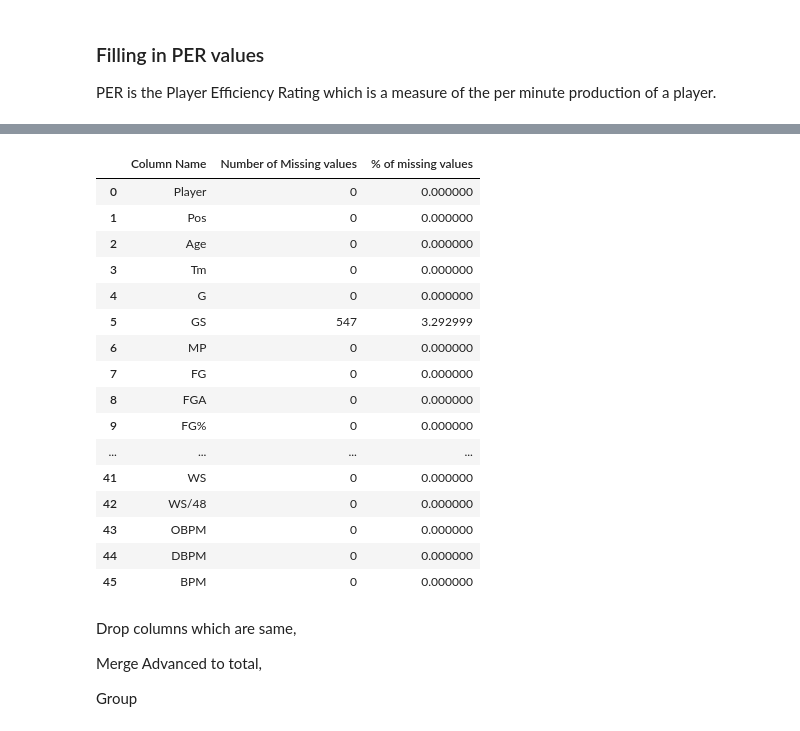
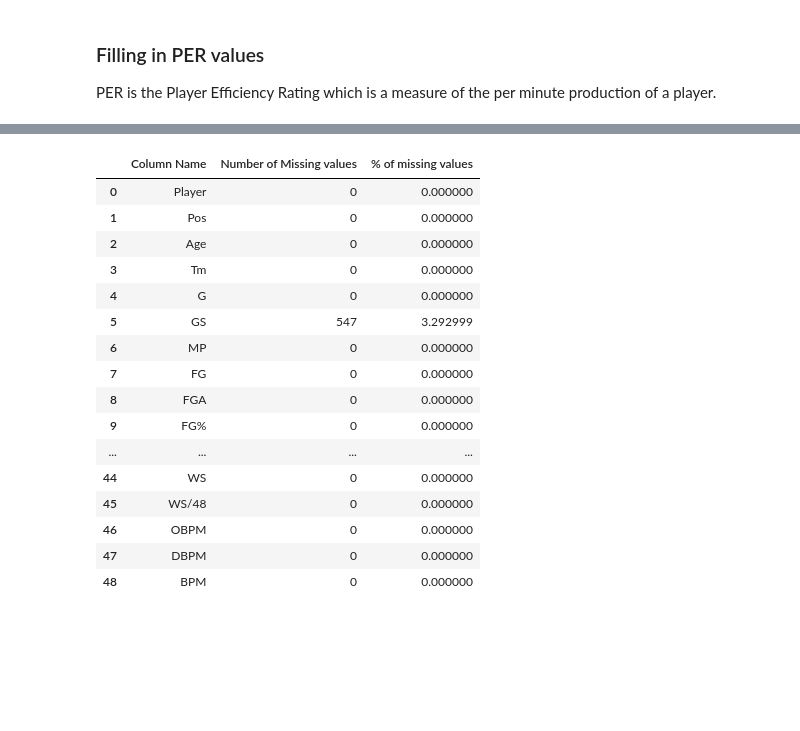
Before and after one commit to Pasindu19970808/NBAData, a Jupyter notebook: V2/NBA_DataWrangling.ipynb, the cells around one changed output, grey strips where cells are left out. Drawn from its saved outputs; the diff is of its cells as text; code cells hidden in the pictures; blank space fills up the shorter version.

```diff
--- a/V2/NBA_DataWrangling.ipynb
+++ b/V2/NBA_DataWrangling.ipynb
@@ -409,6 +419,6 @@ eFG% is the the result of (FG + (0.5 * 3P))/(FGA). This feature is not independe
 # %%
-#dropping eFG%
-Complete_df.drop(["eFG%"], axis = 1, inplace = True)
+#eFG% can be filled with 0 as all the features which make it is also 0
+Complete_df.loc[Complete_df["eFG%"].isna(),"eFG%"] = float(0)
 missing_data_df = numberofnan(Complete_df)
 display(missing_data_df.style.background_gradient(cmap = 'Reds',axis = 0))
 # %% [output]
@@ -494,5 +513,5 @@ TS% is also a calculated formula. The formula is **PTS/(2*TSA)** and is TSA is e
 # %%
-Complete_df.drop(['TS%'],axis = 1, inplace=True)
+Complete_df.loc[Complete_df["TS%"].isna(),'TS%'] = float(0)
 missing_data_df = numberofnan(Complete_df)
 display(missing_data_df.style.background_gradient(cmap = 'Reds',axis = 0))
 # %% [output]
@@ -519,28 +544,22 @@ display(missing_data_df.style.background_gradient(cmap = 'Reds',axis = 0))
 # %%
-Complete_df.drop(['3PAr'],axis = 1, inplace=True)
+Complete_df.loc[Complete_df["3PAr"].isna(),'3PAr'] = float(0)
 missing_data_df = numberofnan(Complete_df)
 display(missing_data_df.style.background_gradient(cmap = 'Reds',axis = 0))
 # %% [output]
 |  | Column Name | Number of Missing values | % of missing values |
 | 0 | Player | 0 | 0.000000 |
 | 1 | Pos | 0 | 0.000000 |
 | 2 | Age | 0 | 0.000000 |
 | 3 | Tm | 0 | 0.000000 |
 | 4 | G | 0 | 0.000000 |
 | 5 | GS | 547 | 3.292999 |
 | 6 | MP | 0 | 0.000000 |
 | 7 | FG | 0 | 0.000000 |
 | 8 | FGA | 0 | 0.000000 |
 | 9 | FG% | 0 | 0.000000 |
 | ... | ... | ... | ... |
-| 41 | WS | 0 | 0.000000 |
-| 42 | WS/48 | 0 | 0.000000 |
-| 43 | OBPM | 0 | 0.000000 |
-| 44 | DBPM | 0 | 0.000000 |
-| 45 | BPM | 0 | 0.000000 |
+| 44 | WS | 0 | 0.000000 |
+| 45 | WS/48 | 0 | 0.000000 |
+| 46 | OBPM | 0 | 0.000000 |
+| 47 | DBPM | 0 | 0.000000 |
+| 48 | BPM | 0 | 0.000000 |
-# %% [markdown]
-Drop columns which are same,
-
-Merge Advanced to total,
-
-Group
```
Also changed, not shown: parts of 34 cells of this notebook.
